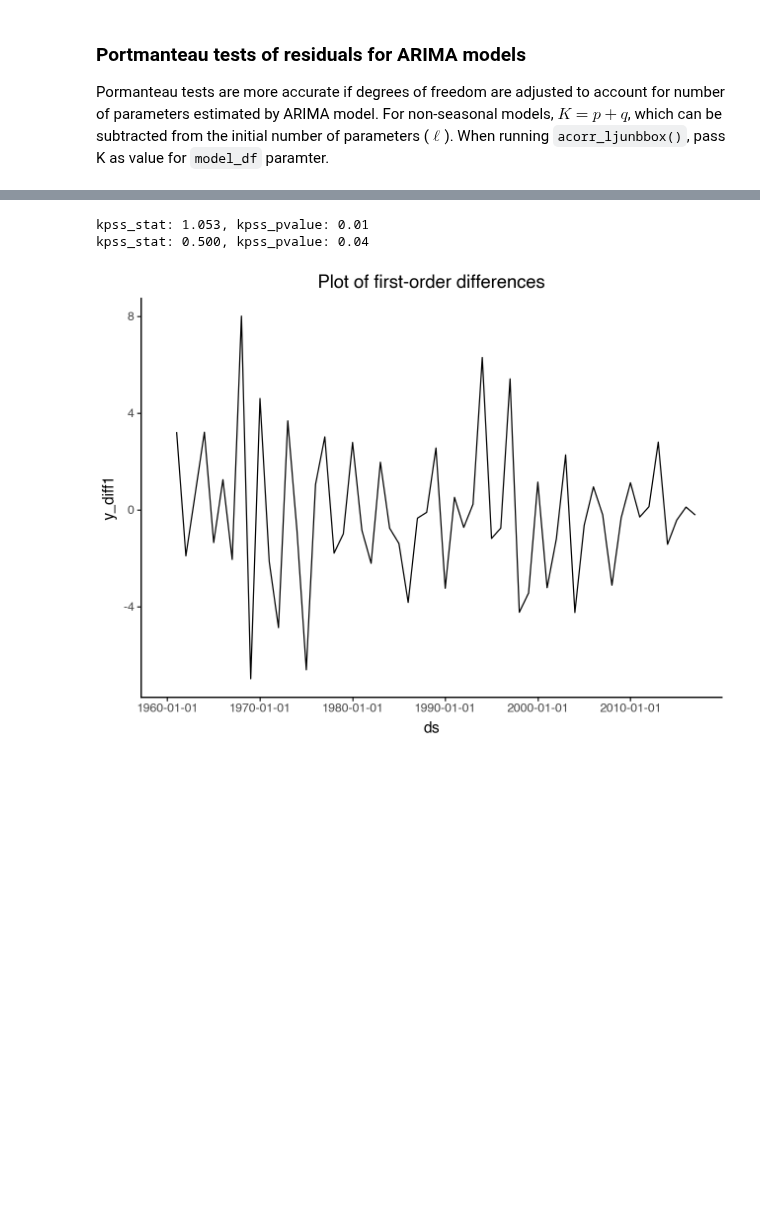
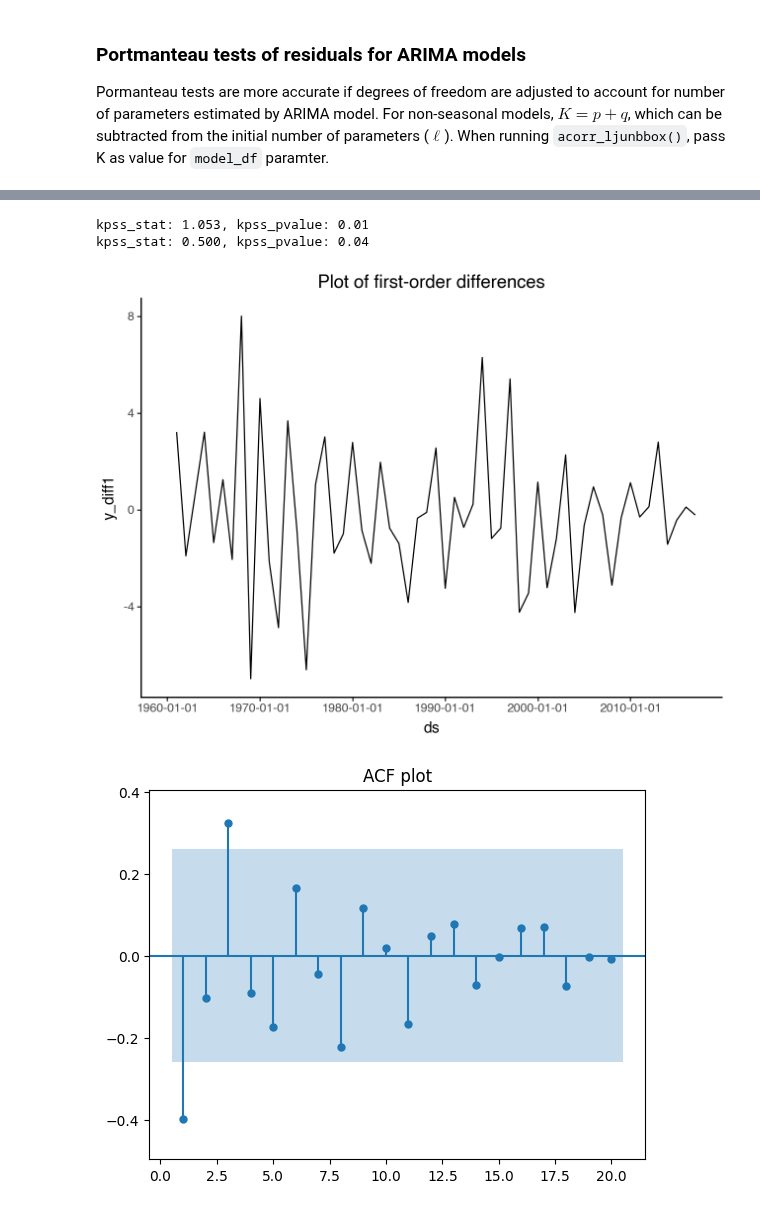
Before and after one commit to sebsciarra/gas_pump_prices, a Jupyter notebook: notebooks/chap9_arima.ipynb, the cells around one changed output, grey strips where cells are left out. Saved outputs shown, nothing was run; the diff lists cells and outputs as text; code cells hidden in the pictures; blank space fills up the shorter version.

```diff
--- a/notebooks/chap9_arima.ipynb
+++ b/notebooks/chap9_arima.ipynb
@@ -481,32 +483,50 @@ Pormanteau tests are more accurate if degrees of freedom are adjusted to account
 # %%
 ## Example: Central African Republic exports
+from coreforecast.scalers import boxcox, boxcox_lambda
+
+
 df_econ = pd.read_csv("data/raw/global_economy.csv", parse_dates=[2])
 df_econ = df_econ.rename(columns={"Exports": "y"})
 df_caf = df_econ.query("Code == 'CAF'").reset_index(drop=True)
 
 # Step 1: Plot time series and look for unusual patterns
 (ggplot(data=df_caf, mapping=aes(x='ds', y='y')) +
     geom_line() +
     scale_x_datetime(date_breaks='10 years') +
     theme_classic())
 
 # Step 3: Determine differencing to apply
 # examine output with original data and differenced data
 df_caf["y_diff1"] = df_caf["y"].diff(1)
 
 kpss_stat, kpss_pvalue, _, _ = kpss(df_caf["y"], nlags='auto')
 print(f"kpss_stat: {kpss_stat:.3f}, kpss_pvalue: {kpss_pvalue:.2f}")
 
 kpss_stat, kpss_pvalue, _, _ = kpss(df_caf["y"].diff(1)[1:], nlags='auto')
 print(f"kpss_stat: {kpss_stat:.3f}, kpss_pvalue: {kpss_pvalue:.2f}")
 
 (ggplot(data=df_caf, mapping=aes(x='ds', y='y_diff1')) +
     geom_line() +
     scale_x_datetime(date_breaks='10 years') +
     ggtitle(title="Plot of first-order differences") +
     theme_classic())
+
+# Step 4: Examine ACF and PACF plots to determine initial models
+fig, ax = plt.subplots()
+fig = plot_acf(df_caf.loc[df_caf["y_diff1"].notna(), 'y_diff1'], lags=20, zero=False,
+         bartlett_confint=False,
+         ax=ax, title='ACF plot',
+         auto_ylims=True)
+
+
+fig, ax = plt.subplots()
+fig = plot_pacf(df_caf.loc[df_caf["y_diff1"].notna(), 'y_diff1'], lags=20,
+                zero=False,
+                ax=ax, title='PACF plot',
+                auto_ylims=True)
 # %% [output]
 [figure]
 kpss_stat: 1.053, kpss_pvalue: 0.01
 kpss_stat: 0.500, kpss_pvalue: 0.04
 [figure]
+[figure, added]
```
Also changed, not shown: parts of 5 cells of this notebook.
